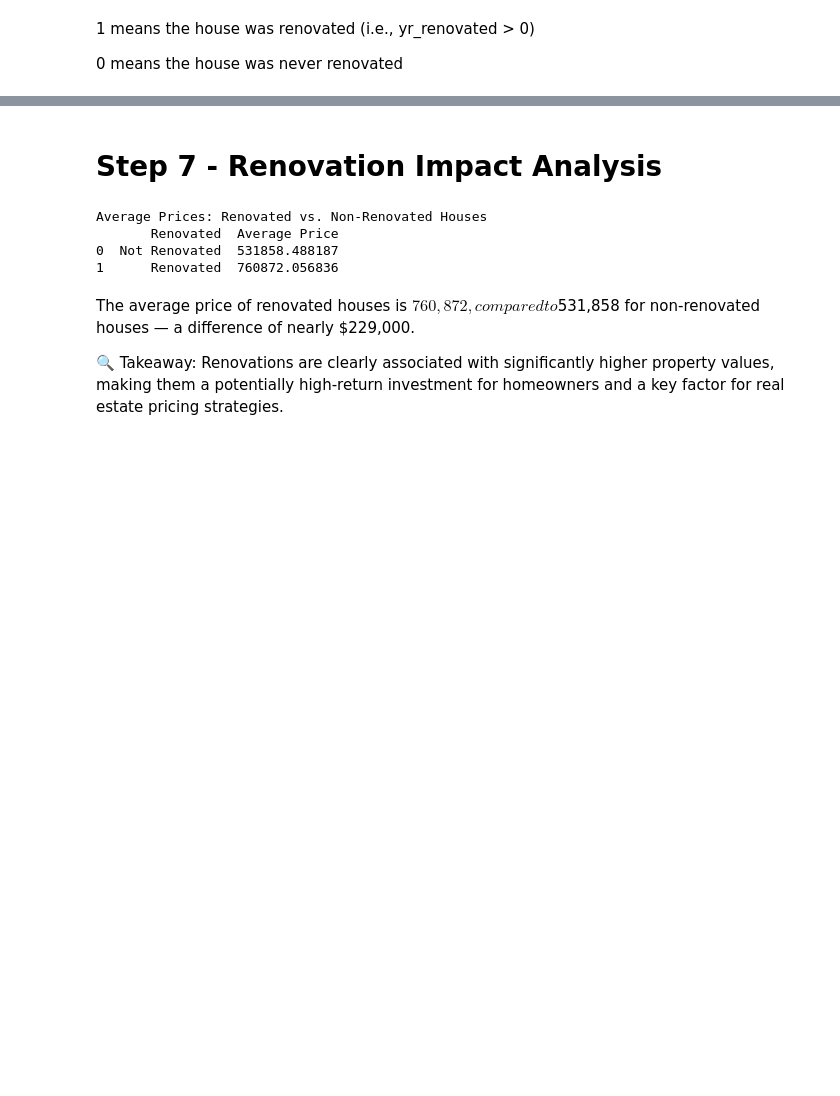
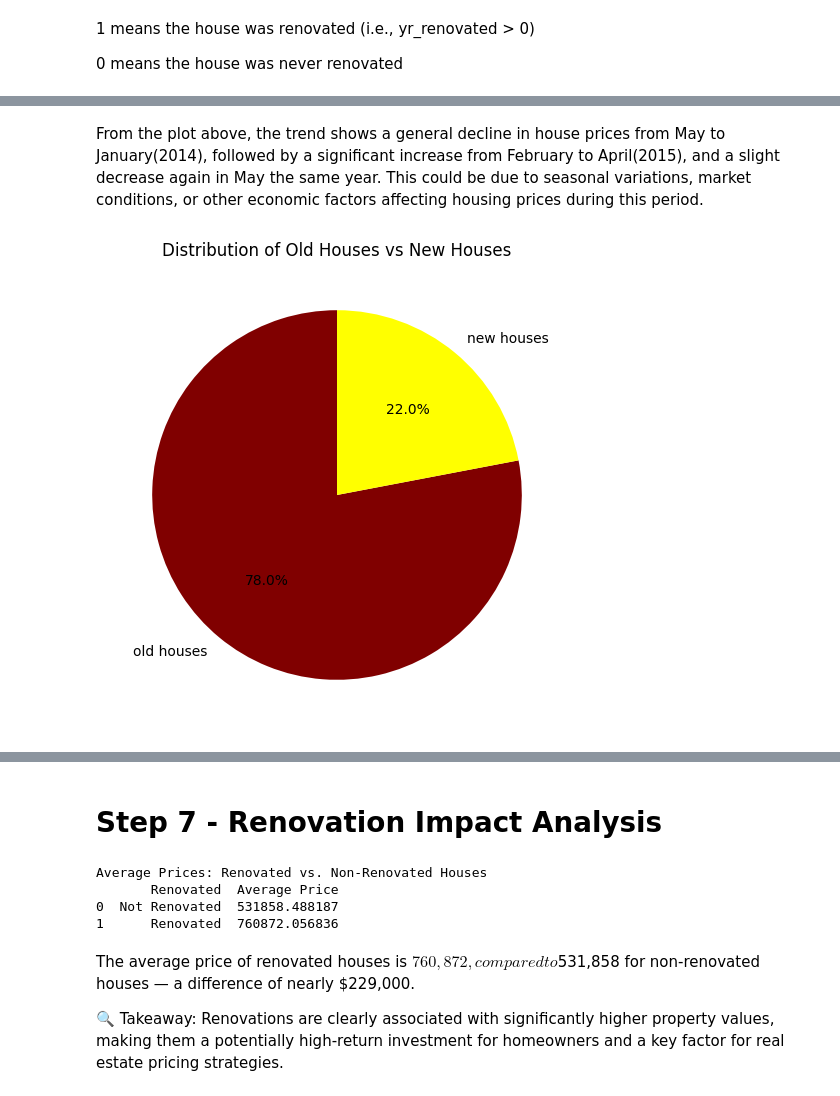
Before and after one commit to Ann-Tonina/King_County_Final_Project, a Jupyter notebook: kchousesales.ipynb, the cells around one changed output, grey strips where cells are left out. Saved outputs shown, nothing was run; the diff lists cells and outputs as text; code cells hidden in the pictures; blank space fills up the shorter version.

```diff
--- a/kchousesales.ipynb
+++ b/kchousesales.ipynb
@@ -846,0 +609,17 @@ for col in numeric_cols:
+# %% [markdown]
+From the plot above, the trend shows a general decline in house prices from May to January(2014), followed by a significant increase from February to April(2015), and a slight decrease again in May the same year. This could be due to seasonal variations, market conditions, or other economic factors affecting housing prices during this period.
+# %%
+# Categorize the houses
+df_normalized['house_category'] = df_normalized['yr_built'].apply(lambda x: 'old houses' if x < 2000 else 'new houses')
+
+# Count the number of houses in each category
+house_counts = df_normalized['house_category'].value_counts()
+
+# Plot the pie chart
+plt.figure(figsize=(8, 6))
+house_counts.plot.pie(autopct='%1.1f%%', startangle=90, colors=['maroon', 'yellow'])
+plt.title('Distribution of Old Houses vs New Houses')
+plt.ylabel('')
+plt.show()
+# %% [output]
+[figure, added]
```
Also changed, not shown: parts of 83 cells of this notebook.
